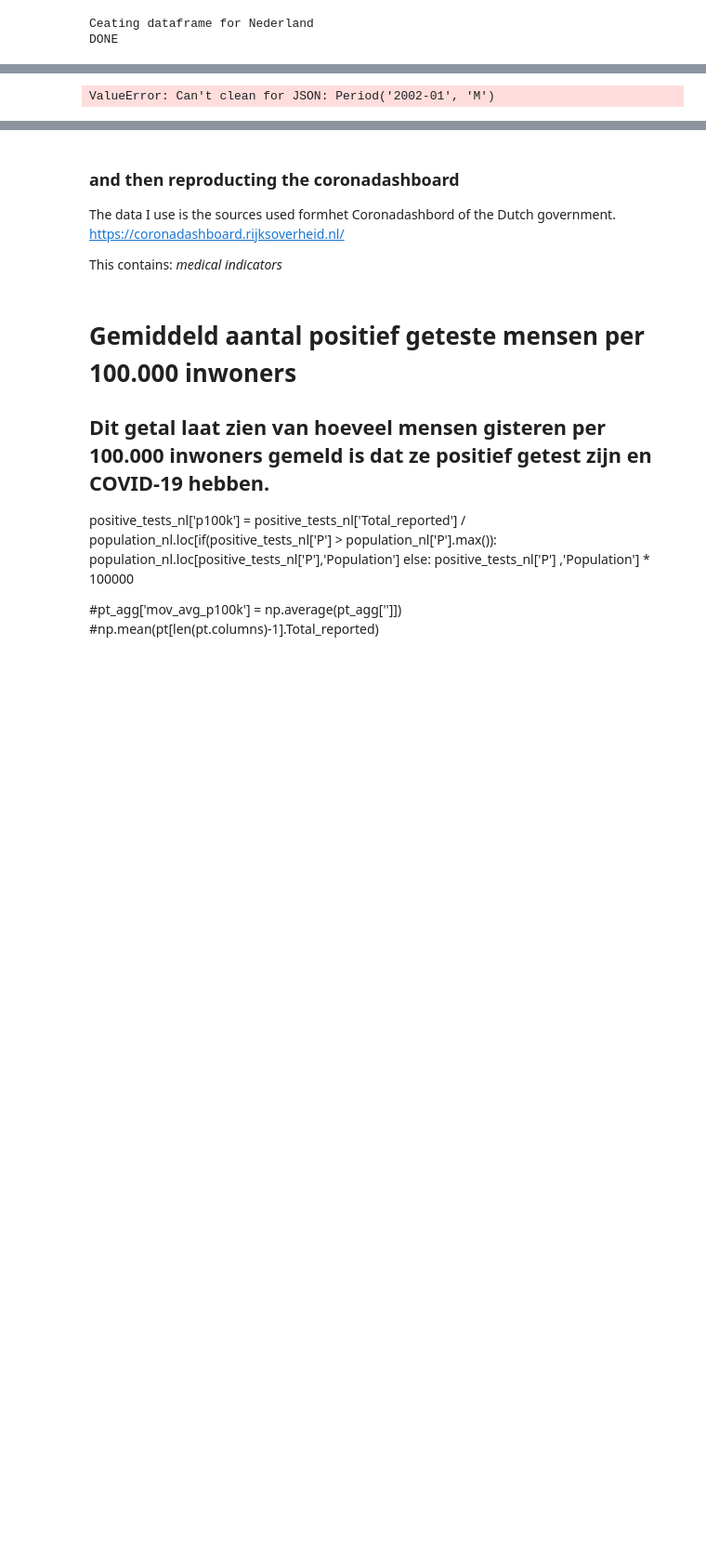
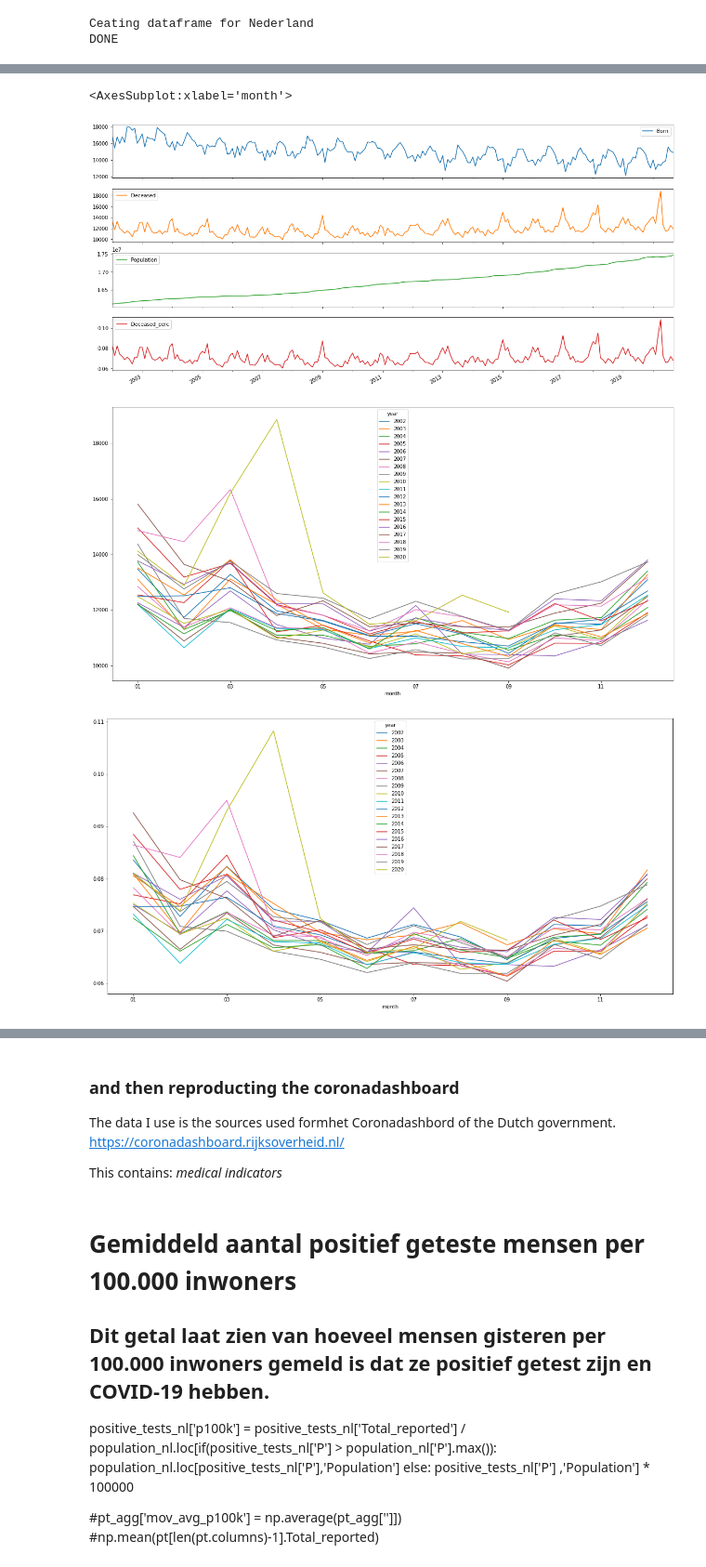
Before and after one commit to cjvanzwol/notebooks, a Jupyter notebook: Covid/Covid.ipynb, the cells around one changed output, grey strips where cells are left out. Shown at 93% size. Cells and saved outputs as stored; diff of their text form; code cells hidden in the pictures; blank space fills up the shorter version.

```diff
--- a/Covid/Covid.ipynb
+++ b/Covid/Covid.ipynb
@@ -188,4 +117,9 @@ DONE
-# %%
-population_nl
-# %% [output]
-ValueError: Can't clean for JSON: Period('2002-01', 'M')
+# %%
+population_nl.plot(subplots=True,figsize=(20,10))
+population_nl.pivot(index='month',columns='year', values='Deceased').plot(figsize=(20,10))
+population_nl.pivot(index='month',columns='year',values='Deceased_perc').plot(figsize=(20,10))
+# %% [output]
+<AxesSubplot:xlabel='month'>
+[figure, added]
+[figure, added]
+[figure, added]
```
Also changed, not shown: parts of 24 cells of this notebook.
